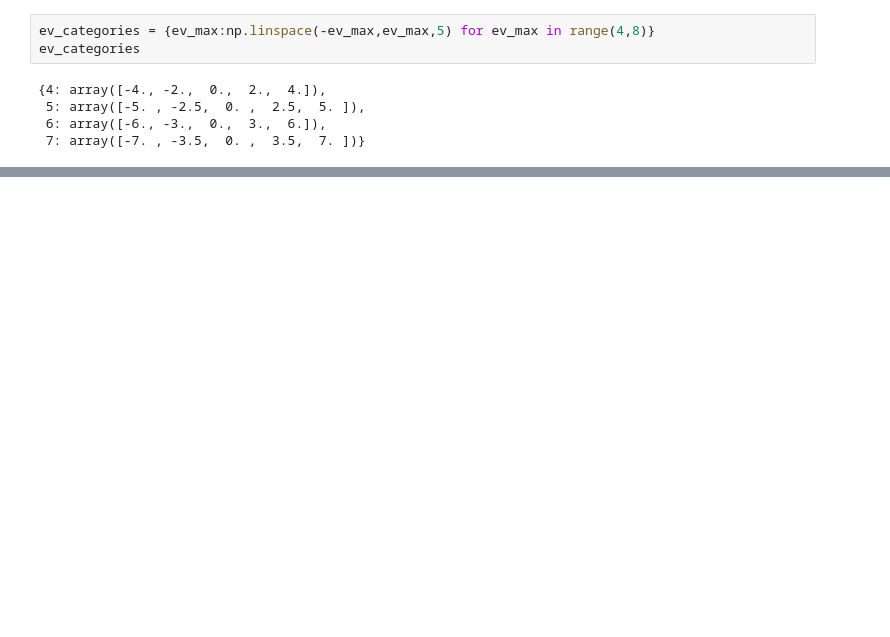
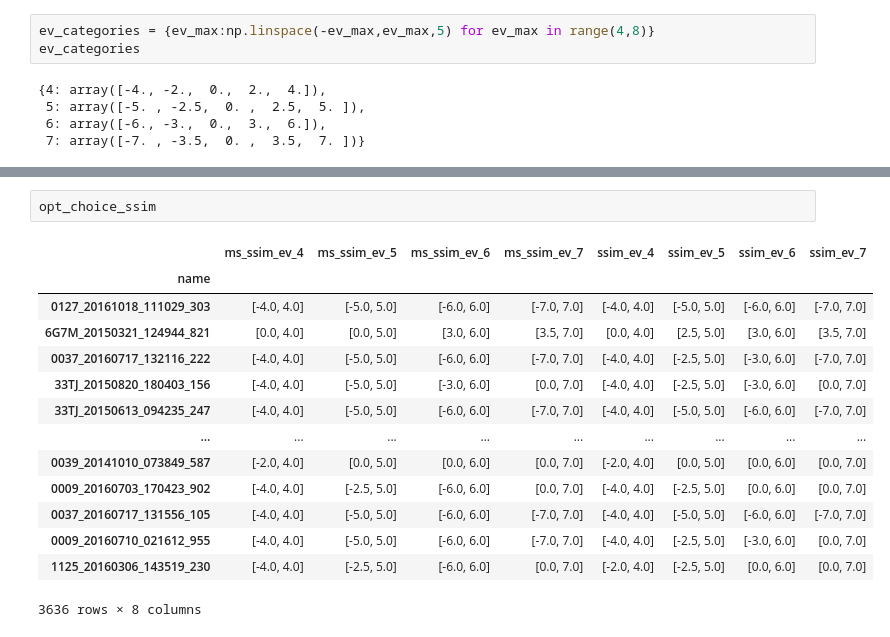
Before and after one commit to smsegal/DHDRNet, a Jupyter notebook: dhdrnet/notebooks/histograms.ipynb, the cells around one changed output, grey strips where cells are left out. Saved outputs shown, nothing was run; the diff lists cells and outputs as text; blank space fills up the shorter version.

```diff
--- a/dhdrnet/notebooks/histograms.ipynb
+++ b/dhdrnet/notebooks/histograms.ipynb
@@ -120,0 +115,17 @@ plt.hist(x,bins=100)
+# %%
+opt_choice_ssim
+# %% [output]
+|  | ms_ssim_ev_4 | ms_ssim_ev_5 | ms_ssim_ev_6 | ms_ssim_ev_7 | ssim_ev_4 | ssim_ev_5 | ssim_ev_6 | ssim_ev_7 |
+| name |  |  |  |  |  |  |  |  |
+| 0127_20161018_111029_303 | [-4.0, 4.0] | [-5.0, 5.0] | [-6.0, 6.0] | [-7.0, 7.0] | [-4.0, 4.0] | [-5.0, 5.0] | [-6.0, 6.0] | [-7.0, 7.0] |
+| 6G7M_20150321_124944_821 | [0.0, 4.0] | [0.0, 5.0] | [3.0, 6.0] | [3.5, 7.0] | [0.0, 4.0] | [2.5, 5.0] | [3.0, 6.0] | [3.5, 7.0] |
+| 0037_20160717_132116_222 | [-4.0, 4.0] | [-5.0, 5.0] | [-6.0, 6.0] | [-7.0, 7.0] | [-4.0, 4.0] | [-2.5, 5.0] | [-3.0, 6.0] | [-7.0, 7.0] |
+| 33TJ_20150820_180403_156 | [-4.0, 4.0] | [-5.0, 5.0] | [-3.0, 6.0] | [0.0, 7.0] | [-4.0, 4.0] | [-2.5, 5.0] | [-3.0, 6.0] | [0.0, 7.0] |
+| 33TJ_20150613_094235_247 | [-4.0, 4.0] | [-5.0, 5.0] | [-6.0, 6.0] | [-7.0, 7.0] | [-4.0, 4.0] | [-5.0, 5.0] | [-6.0, 6.0] | [-7.0, 7.0] |
+| ... | ... | ... | ... | ... | ... | ... | ... | ... |
+| 0039_20141010_073849_587 | [-2.0, 4.0] | [0.0, 5.0] | [0.0, 6.0] | [0.0, 7.0] | [-2.0, 4.0] | [0.0, 5.0] | [0.0, 6.0] | [0.0, 7.0] |
+| 0009_20160703_170423_902 | [-4.0, 4.0] | [-2.5, 5.0] | [-6.0, 6.0] | [0.0, 7.0] | [-4.0, 4.0] | [-2.5, 5.0] | [0.0, 6.0] | [0.0, 7.0] |
+| 0037_20160717_131556_105 | [-4.0, 4.0] | [-5.0, 5.0] | [-6.0, 6.0] | [-7.0, 7.0] | [-4.0, 4.0] | [-5.0, 5.0] | [-6.0, 6.0] | [-7.0, 7.0] |
+| 0009_20160710_021612_955 | [-4.0, 4.0] | [-5.0, 5.0] | [-6.0, 6.0] | [-7.0, 7.0] | [-4.0, 4.0] | [-2.5, 5.0] | [-3.0, 6.0] | [0.0, 7.0] |
+| 1125_20160306_143519_230 | [-4.0, 4.0] | [-2.5, 5.0] | [-6.0, 6.0] | [0.0, 7.0] | [-2.0, 4.0] | [-2.5, 5.0] | [0.0, 6.0] | [0.0, 7.0] |
+3636 rows × 8 columns
```
Also changed, not shown: parts of 18 cells of this notebook, 5 other files.
